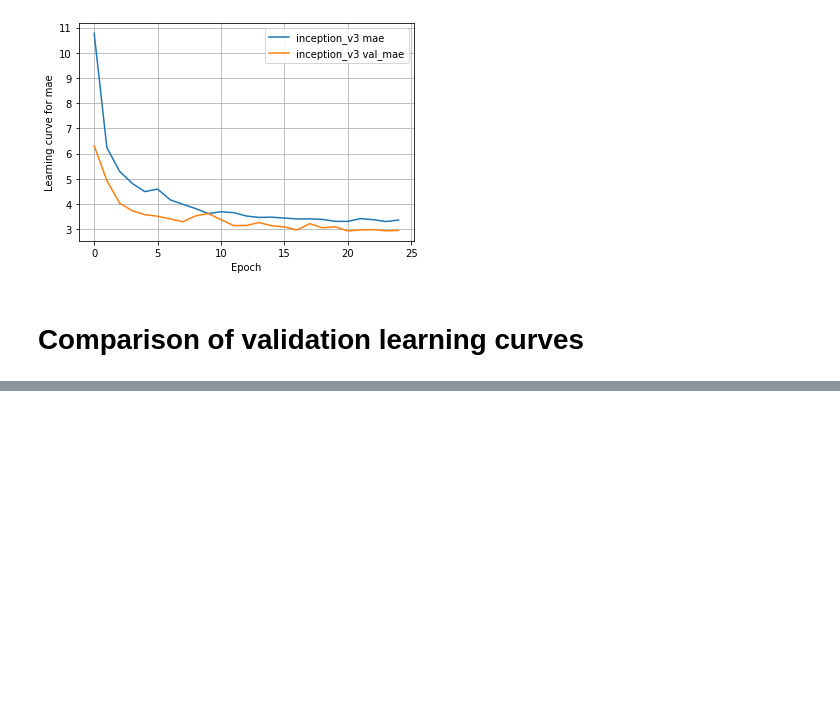
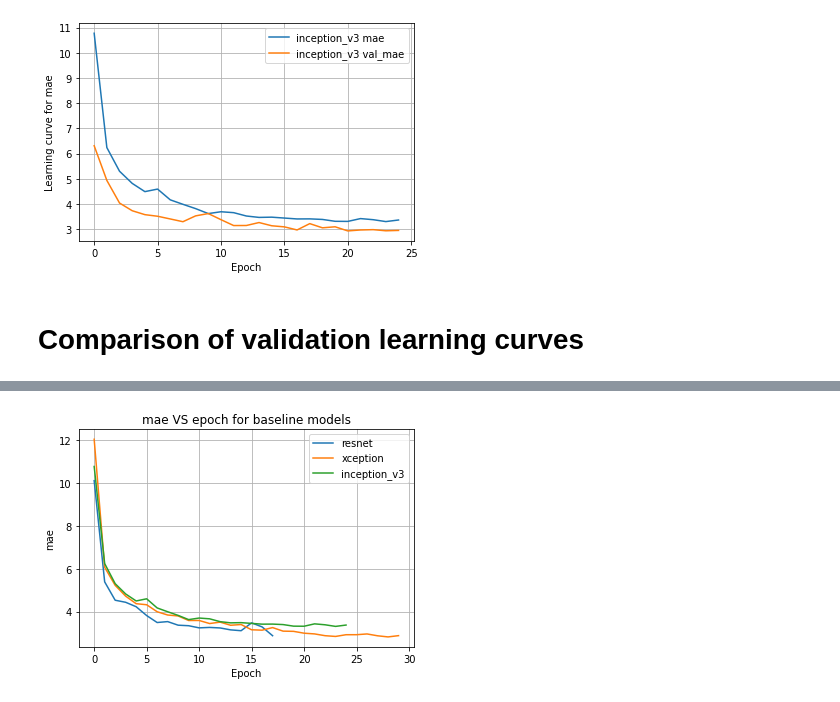
Before and after one commit to PashaIanko/Kaggle.CrowdCounting, a Jupyter notebook: 1_model_comparison.ipynb, the cells around one changed output, grey strips where cells are left out. Cells and saved outputs as stored; diff of their text form; code cells hidden in the pictures; blank space fills up the shorter version.

```diff
--- a/1_model_comparison.ipynb
+++ b/1_model_comparison.ipynb
@@ -677,0 +712,13 @@ for model_name, model_object in MODELS.items():
+# %%
+compare_learning_curve(
+    {
+        model_name: os.path.join(
+            manager.models_trial_path,
+            f'{model_object.name}.csv'
+        )
+        for model_name, model_object in MODELS.items()
+    },
+    metrics_='mae'
+)
+# %% [output]
+[figure, added]
```
Also changed, not shown: parts of 2 cells of this notebook.
